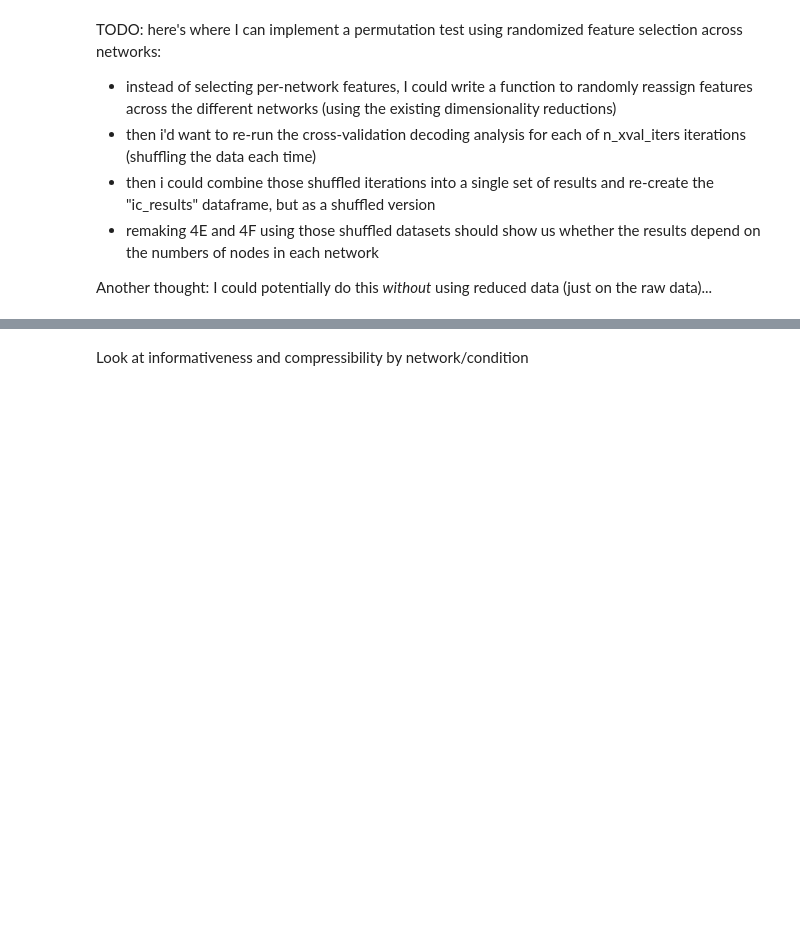
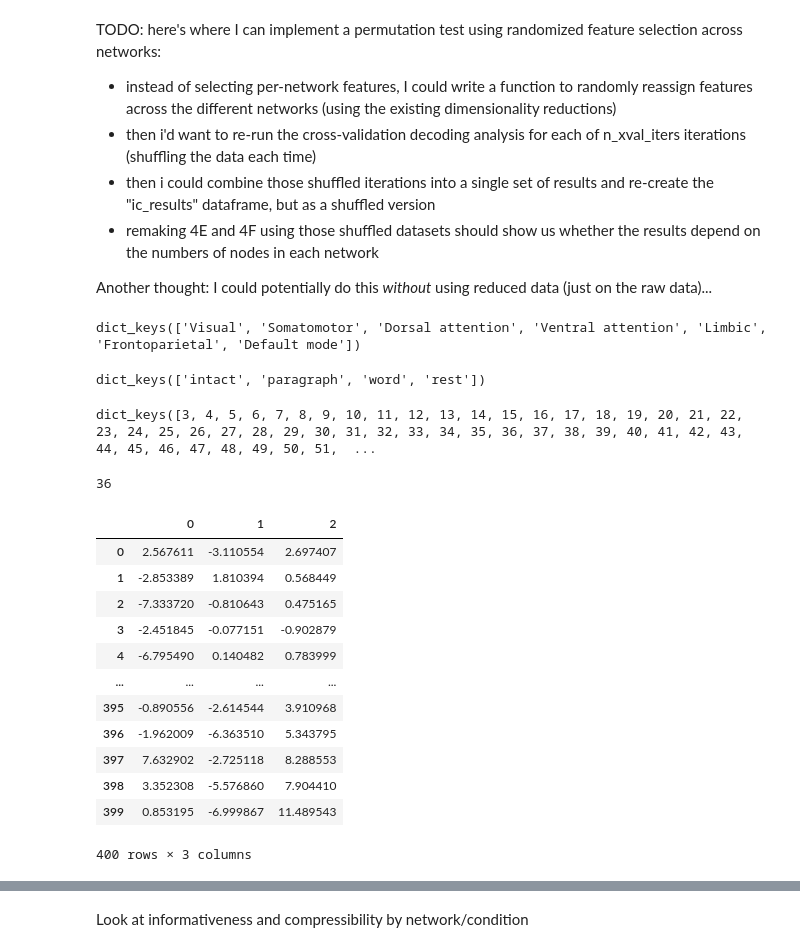
Before and after one commit to ContextLab/pca_paper, a Jupyter notebook: code/notebooks/network_analyses.ipynb, the cells around one changed output, grey strips where cells are left out. Drawn from its saved outputs; the diff is of its cells as text; code cells hidden in the pictures; blank space fills up the shorter version.

```diff
--- a/code/notebooks/network_analyses.ipynb
+++ b/code/notebooks/network_analyses.ipynb
@@ -238,11 +238,8 @@ for x in network_counts.index.values:
         reduced_data[next_name][c] = {}
 
 for c in conditions:
-    reduced_data[c] = {}
     for x in network_counts.index.values:
         next_name = x[1]
-        reduced_data[c][next_name] = {}
-
         max_components = network_counts.loc[x]['Number of nodes']
 
         inds = node_codes[node_codes['Network'] == next_name].index.values
@@ -262,3 +259,35 @@ TODO: here's where I can implement a permutation test using randomized feature s
   - remaking 4E and 4F using those shuffled datasets should show us whether the results depend on the numbers of nodes in each network
 
 Another thought: I could potentially do this *without* using reduced data (just on the raw data)...
+# %%
+reduced_data.keys()
+# %% [output]
+dict_keys(['Visual', 'Somatomotor', 'Dorsal attention', 'Ventral attention', 'Limbic', 'Frontoparietal', 'Default mode'])
+# %%
+reduced_data['Visual'].keys()
+# %% [output]
+dict_keys(['intact', 'paragraph', 'word', 'rest'])
+# %%
+reduced_data['Visual']['intact'].keys()
+# %% [output]
+dict_keys([3, 4, 5, 6, 7, 8, 9, 10, 11, 12, 13, 14, 15, 16, 17, 18, 19, 20, 21, 22, 23, 24, 25, 26, 27, 28, 29, 30, 31, 32, 33, 34, 35, 36, 37, 38, 39, 40, 41, 42, 43, 44, 45, 46, 47, 48, 49, 50, 51,  ...
+# %%
+len(reduced_data['Visual']['intact'][3])
+# %% [output]
+36
+# %%
+reduced_data['Visual']['intact'][3][0]
+# %% [output]
+|  | 0 | 1 | 2 |
+| 0 | 2.567611 | -3.110554 | 2.697407 |
+| 1 | -2.853389 | 1.810394 | 0.568449 |
+| 2 | -7.333720 | -0.810643 | 0.475165 |
+| 3 | -2.451845 | -0.077151 | -0.902879 |
+| 4 | -6.795490 | 0.140482 | 0.783999 |
+| ... | ... | ... | ... |
+| 395 | -0.890556 | -2.614544 | 3.910968 |
+| 396 | -1.962009 | -6.363510 | 5.343795 |
+| 397 | 7.632902 | -2.725118 | 8.288553 |
+| 398 | 3.352308 | -5.576860 | 7.904410 |
+| 399 | 0.853195 | -6.999867 | 11.489543 |
+400 rows × 3 columns
```
Also changed, not shown: parts of 3 cells of this notebook, 5 other files.
